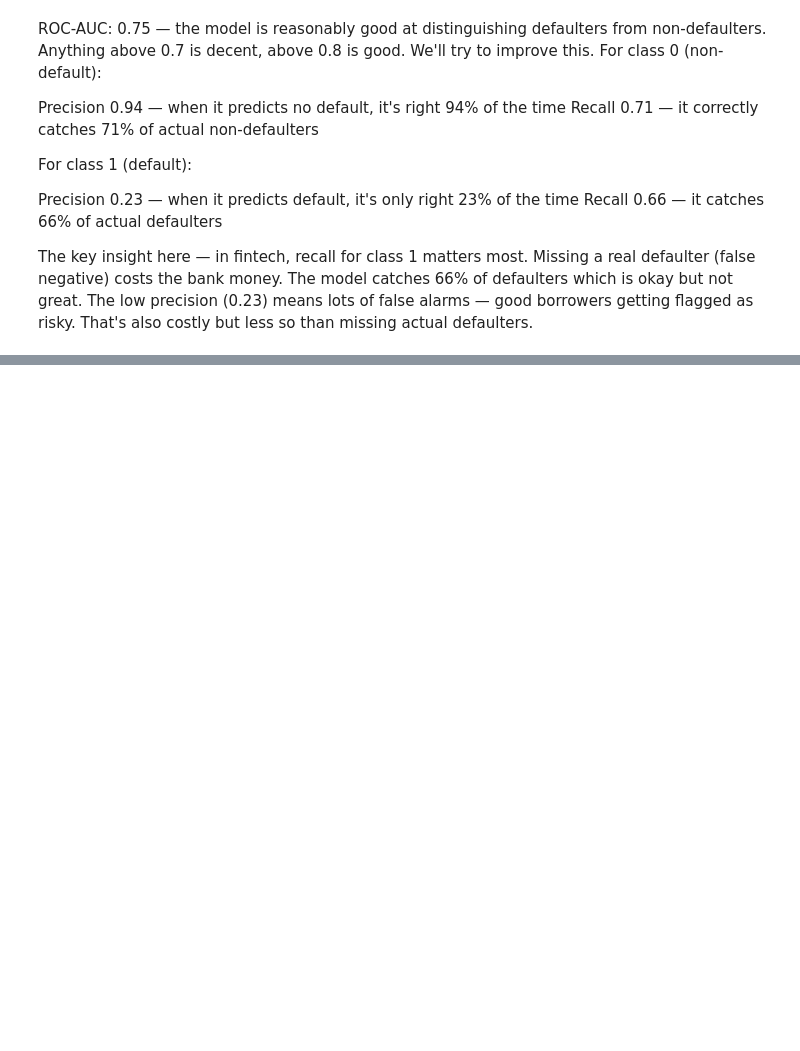
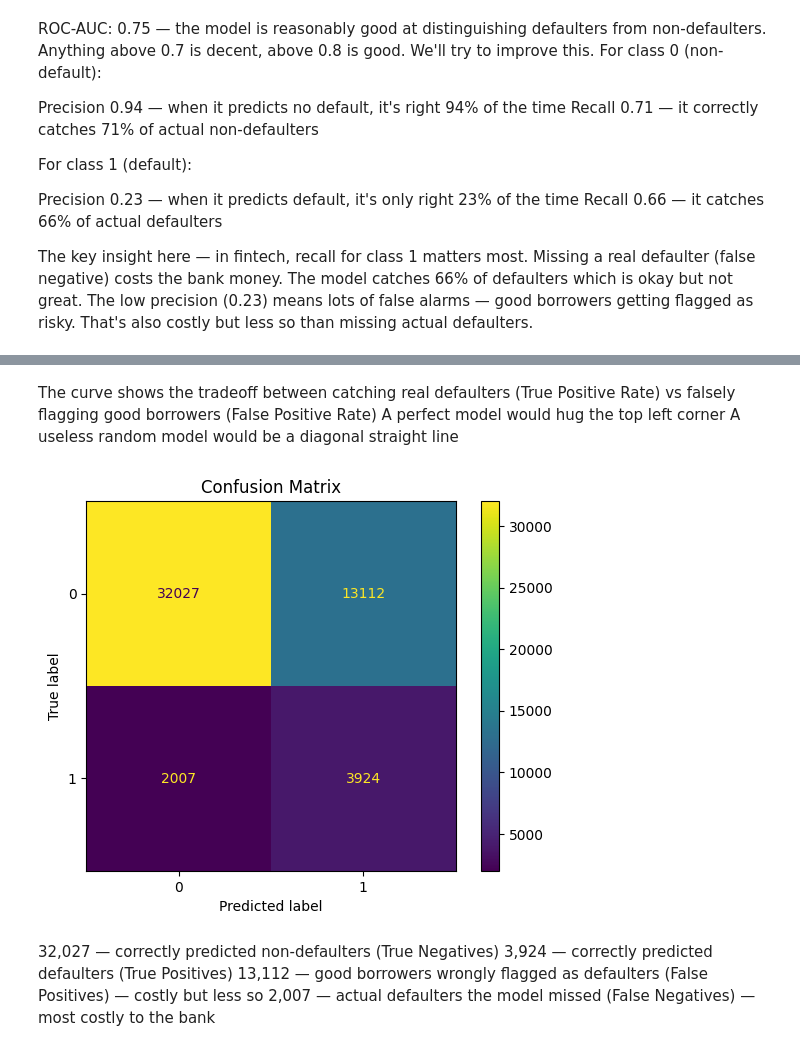
Before and after one commit to iyeetcats/loan-default-prediction, a Jupyter notebook: notebooks/03_modeling.ipynb, the cells around one changed output, grey strips where cells are left out. Cells and saved outputs as stored; diff of their text form; code cells hidden in the pictures; blank space fills up the shorter version.

```diff
--- a/notebooks/03_modeling.ipynb
+++ b/notebooks/03_modeling.ipynb
@@ -83,0 +115,15 @@ The low precision (0.23) means lots of false alarms — good borrowers getting f
+# %% [markdown]
+The curve shows the tradeoff between catching real defaulters (True Positive Rate) vs falsely flagging good borrowers (False Positive Rate)
+A perfect model would hug the top left corner
+A useless random model would be a diagonal straight line
+# %%
+ConfusionMatrixDisplay.from_predictions(y_test, y_pred)
+plt.title('Confusion Matrix')
+plt.show()
+# %% [output]
+[figure, added]
+# %% [markdown]
+32,027 — correctly predicted non-defaulters (True Negatives)
+3,924 — correctly predicted defaulters (True Positives)
+13,112 — good borrowers wrongly flagged as defaulters (False Positives) — costly but less so
+2,007 — actual defaulters the model missed (False Negatives) — most costly to the bank
```
Also changed, not shown: parts of 5 cells of this notebook.
